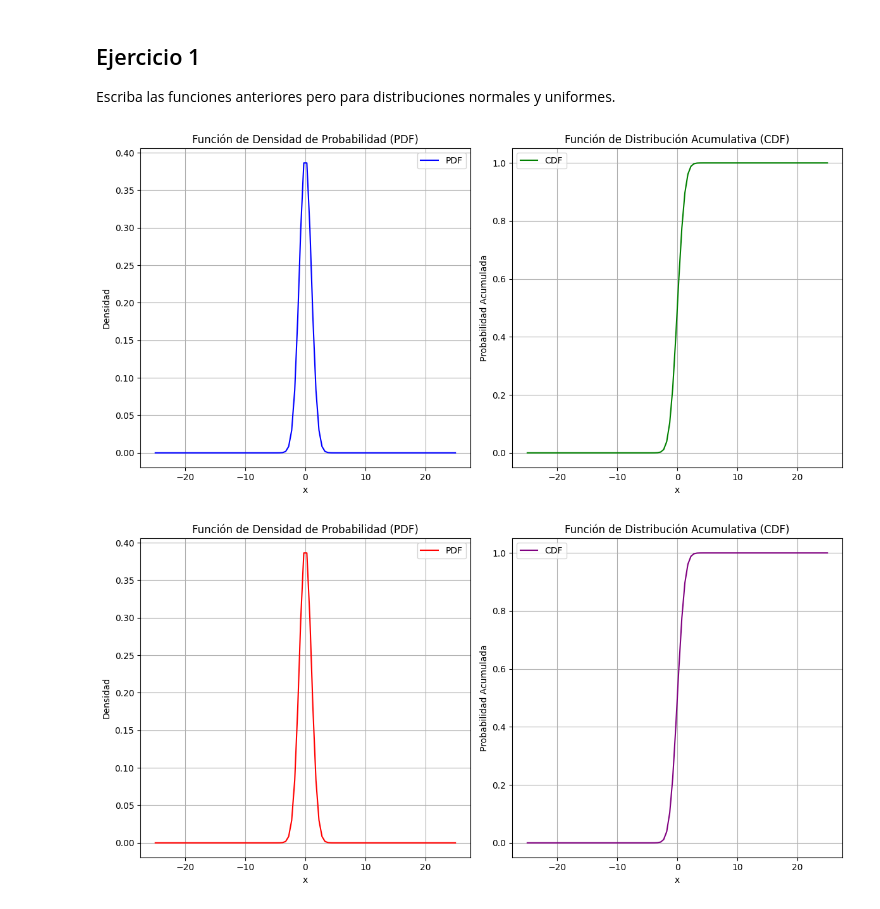
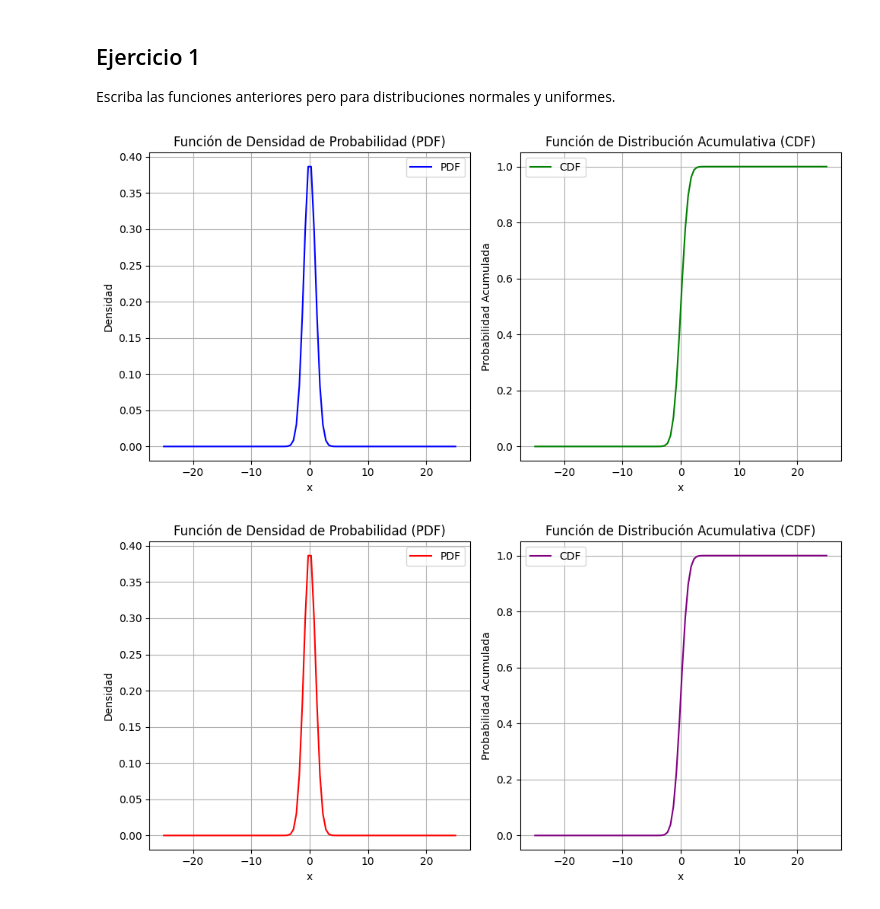
Before and after one commit to Bea-Castro/distribution-exercises-project-with-python, a Jupyter notebook: notebook/problems.es.ipynb, the cells around one changed output. Saved outputs shown, nothing was run; the diff lists cells and outputs as text; code cells hidden in the pictures.

```diff
--- a/notebook/problems.es.ipynb
+++ b/notebook/problems.es.ipynb
@@ -122,35 +122,35 @@ def distr_acu(x, mean=0, std=1):
 
 
 # GRÁFICOS DISTRIBUCIÓN NORMAL
 x = np.linspace(-25, 25, 100)  # Más puntos para una curva más suave
 pdf = dens_prob(x, mean=0, std=1)
 cdf = distr_acu(x, mean=0, std=1)
 
-plt.figure(figsize=(12, 6))
+plt.figure(figsize=(10, 5))
 
 # Graficar PDF
 plt.subplot(1, 2, 1)
 plt.plot(x, pdf, label='PDF', color='blue')
 plt.title('Función de Densidad de Probabilidad (PDF)')
 plt.xlabel('x')
 plt.ylabel('Densidad')
 plt.grid()
 plt.legend()
 
 # Graficar CDF
 plt.subplot(1, 2, 2)
 plt.plot(x, cdf, label='CDF', color='green')
 plt.title('Función de Distribución Acumulativa (CDF)')
 plt.xlabel('x')
 plt.ylabel('Probabilidad Acumulada')
 plt.grid()
 plt.legend()
 
 # Mostrar las gráficas
 plt.tight_layout()
 plt.show()
 # %% [output]
-[figure, old version]
+[figure, new version]
 # %%
 # DISTRIBUCÓN UNIFORME
 
@@ -166,7 +166,7 @@ pdf = dens_prob(x, mean=0, std=1)
 cdf = distr_acu(x, mean=0, std=1)
 
 # GRAFICOS DISTRIBUCIÓN UNIFORME
-plt.figure(figsize=(12, 6))
+plt.figure(figsize=(10, 5))
 
 # Gráfico de la PDF
 plt.subplot(1, 2, 1)
@@ -190,4 +190,4 @@ plt.legend()
 plt.tight_layout()
 plt.show()
 # %% [output]
-[figure, old version]
+[figure, new version]
```
